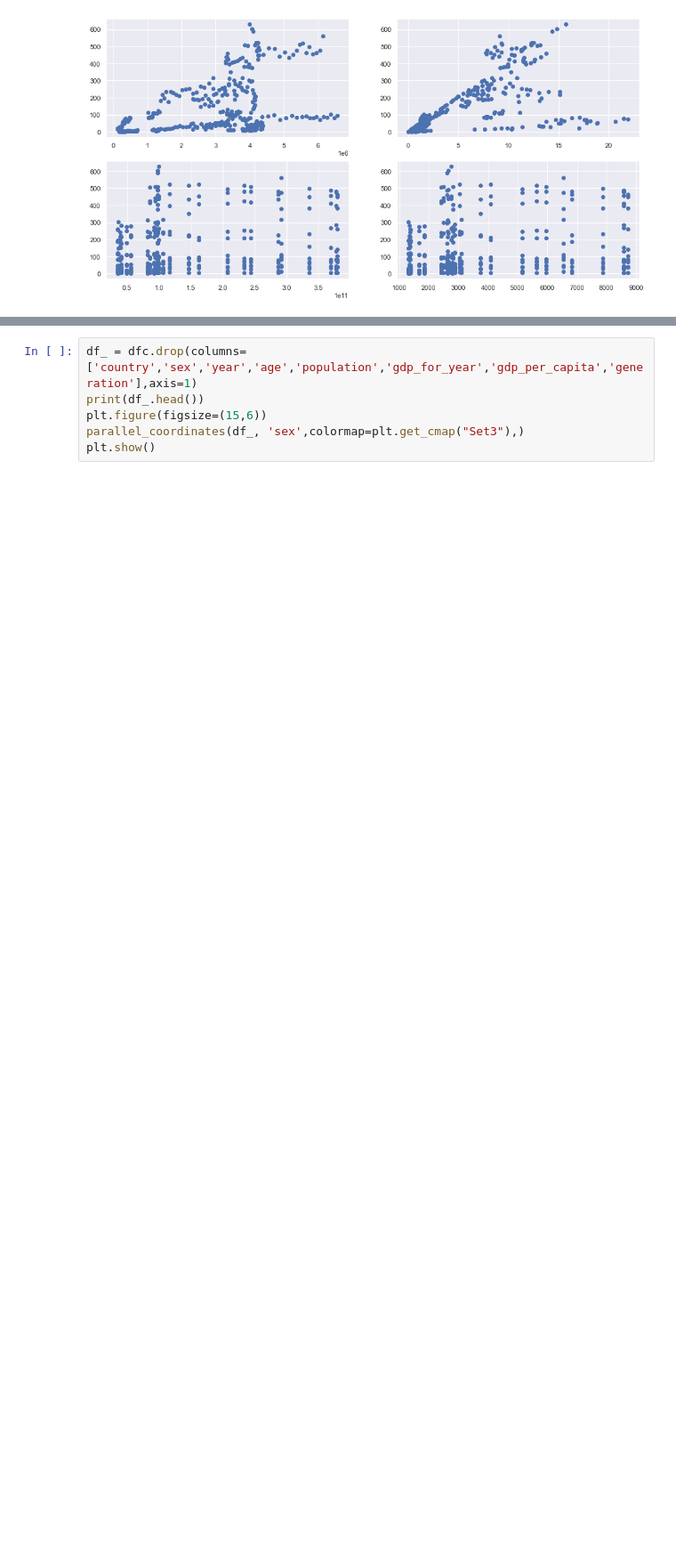
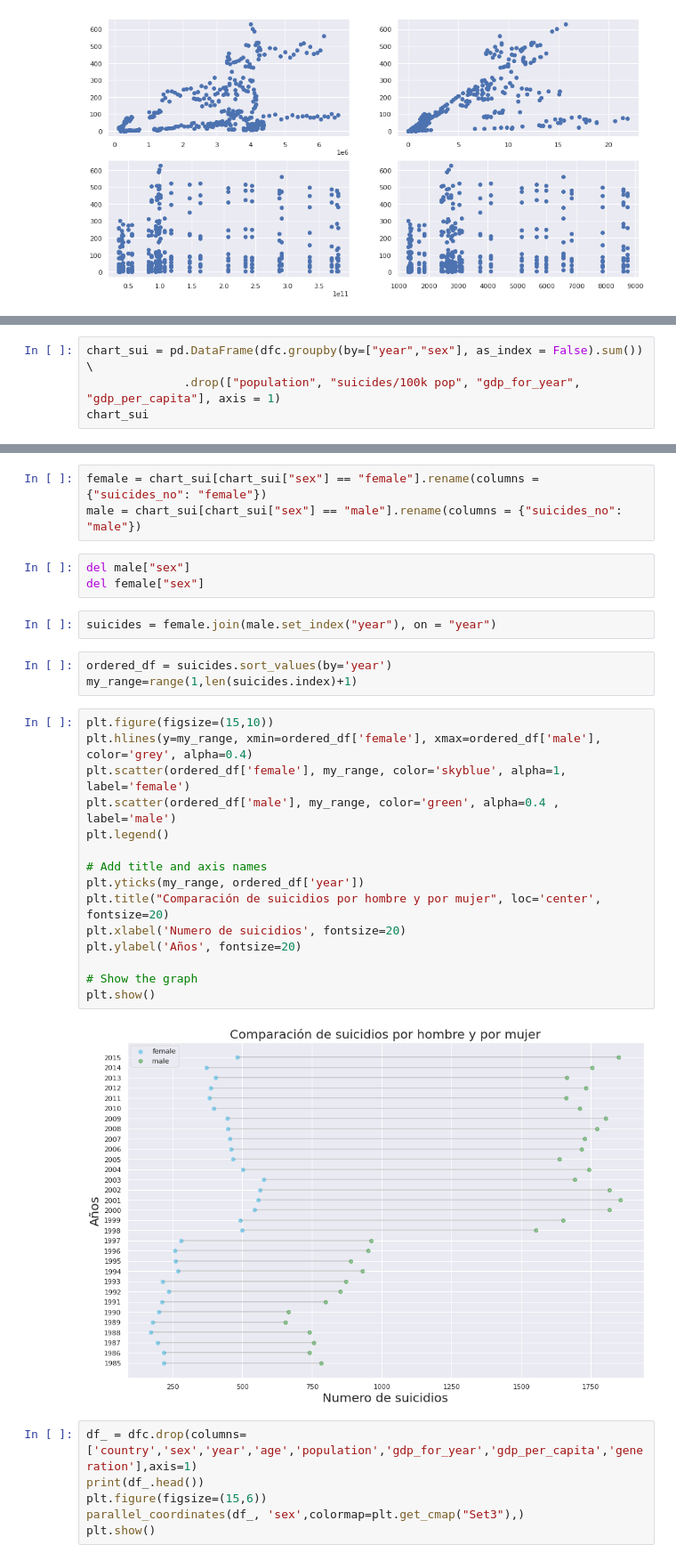
Before and after one commit to Dave0995/Viz-work, a Jupyter notebook: trabajo-viz.ipynb, the cells around one changed output, grey strips where cells are left out. Shown: that part at 89% size. Drawn from its saved outputs; the diff is of its cells as text; blank space fills up the shorter version.

```diff
--- a/trabajo-viz.ipynb
+++ b/trabajo-viz.ipynb
@@ -160,0 +201,4 @@ plt.show()
+# %%
+chart_sui = pd.DataFrame(dfc.groupby(by=["year","sex"], as_index = False).sum()) \
+              .drop(["population", "suicides/100k pop", "gdp_for_year", "gdp_per_capita"], axis = 1)
+chart_sui
@@ -161,3 +219,31 @@ plt.show()
+# %%
+female = chart_sui[chart_sui["sex"] == "female"].rename(columns = {"suicides_no": "female"})
+male = chart_sui[chart_sui["sex"] == "male"].rename(columns = {"suicides_no": "male"})
+# %%
+del male["sex"]
+del female["sex"]
+# %%
+suicides = female.join(male.set_index("year"), on = "year")
+# %%
+ordered_df = suicides.sort_values(by='year')
+my_range=range(1,len(suicides.index)+1)
+# %%
+plt.figure(figsize=(15,10))
+plt.hlines(y=my_range, xmin=ordered_df['female'], xmax=ordered_df['male'], color='grey', alpha=0.4)
+plt.scatter(ordered_df['female'], my_range, color='skyblue', alpha=1, label='female')
+plt.scatter(ordered_df['male'], my_range, color='green', alpha=0.4 , label='male')
+plt.legend()
+
+# Add title and axis names
+plt.yticks(my_range, ordered_df['year'])
+plt.title("Comparación de suicidios por hombre y por mujer", loc='center', fontsize=20)
+plt.xlabel('Numero de suicidios', fontsize=20)
+plt.ylabel('Años', fontsize=20)
+
+# Show the graph
+plt.show()
+# %% [output]
+[figure, added]
 # %%
 df_ = dfc.drop(columns=['country','sex','year','age','population','gdp_for_year','gdp_per_capita','generation'],axis=1)
 print(df_.head())
```
Also changed, not shown: parts of 9 cells of this notebook.
